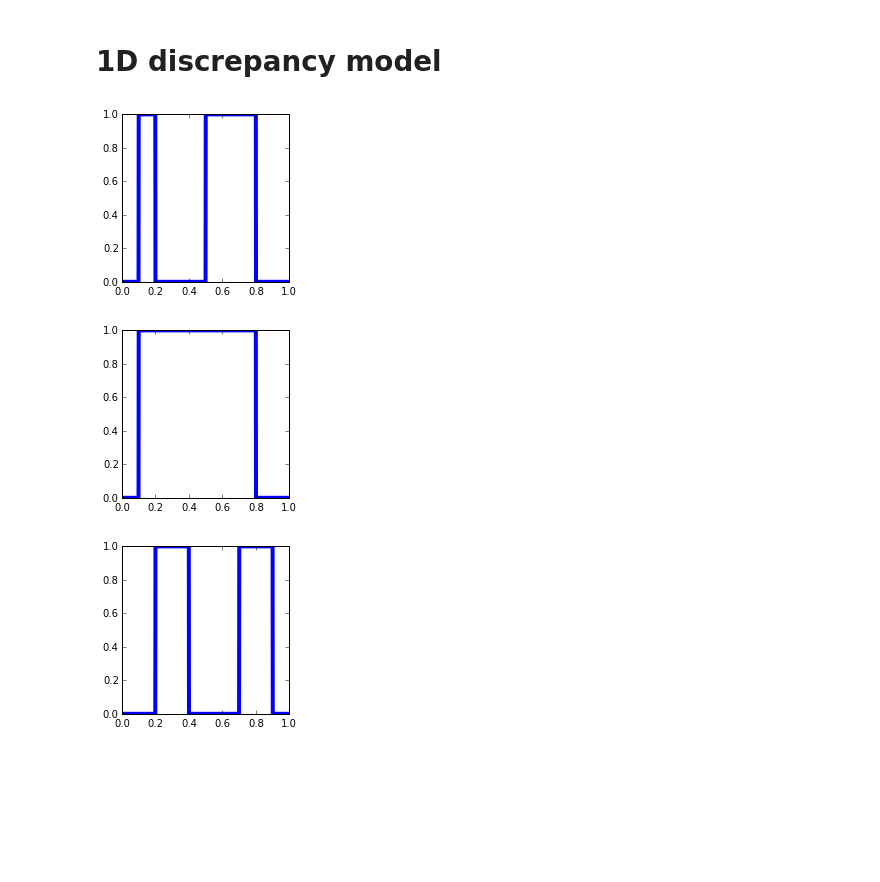
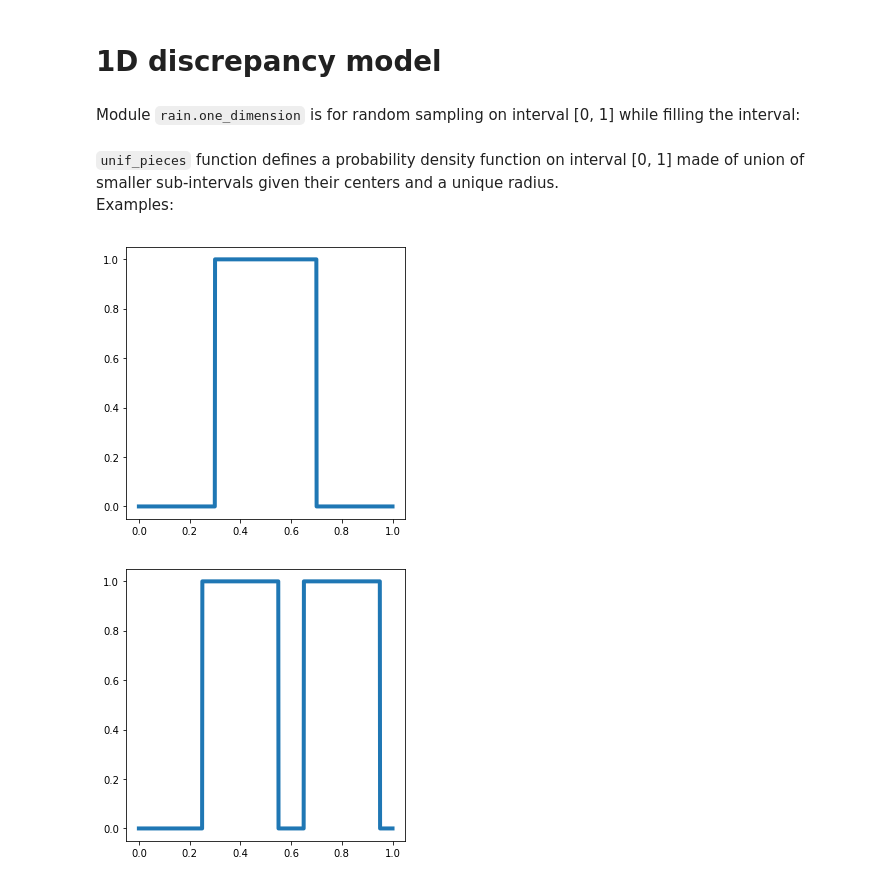
Before and after one commit to ivankeller/discepancy, a Jupyter notebook: discrepancy1.ipynb, the cells around one changed output. Cells and saved outputs as stored; diff of their text form; code cells hidden in the pictures; blank space fills up the shorter version.

```diff
--- a/discrepancy1.ipynb
+++ b/discrepancy1.ipynb
@@ -12,0 +10,2 @@ from rain.one_dimension import *
+# %% [markdown]
+Module `rain.one_dimension` is for random sampling on interval [0, 1] while filling the interval:
@@ -13,12 +14,11 @@ from rain.one_dimension import *
+# %% [markdown]
+`unif_pieces` function defines a probability density function on interval [0, 1] made of union of smaller sub-intervals given their centers and a unique radius.
+Examples:
 # %%
-plot_density(lambda x: unif_segmented(x, [[0.1, 0.2], [0.5, 0.8]]))
+r1d.plot_density(lambda x: r1d.unif_pieces(x, centroids=[0.5], r=0.2), size=5)
 # %% [output]
-[figure, old version]
+[figure, new version]
-# %%
-plot_density(lambda x: unif_segmented(x, [[0.1, 0.5], [0.2, 0.8]]))
-# %% [output]
-[figure, removed]
 # %%
-plot_density(lambda x: unif_pieces(x, centroids=[0.3, 0.8], r=0.1))
+r1d.plot_density(lambda x: r1d.unif_pieces(x, centroids=[0.4, 0.8], r=0.15), size=5)
 # %% [output]
-[figure, old version]
+[figure, new version]
```
Also changed, not shown: parts of 21 cells of this notebook.
